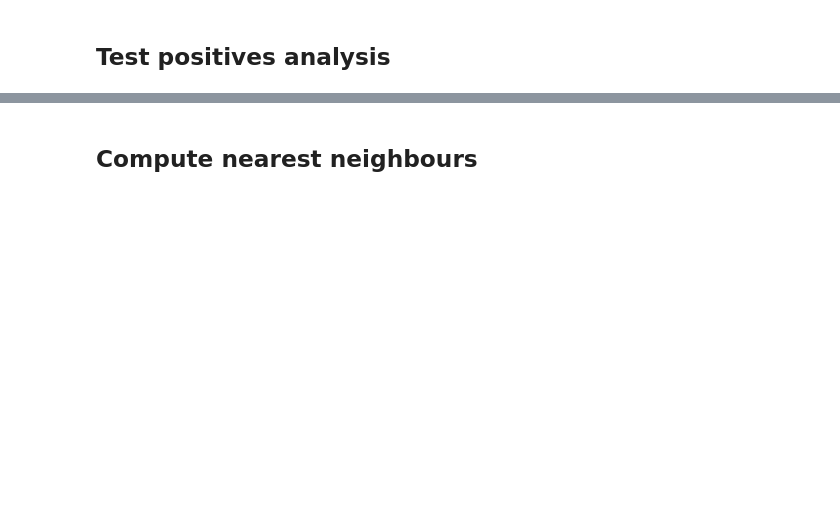
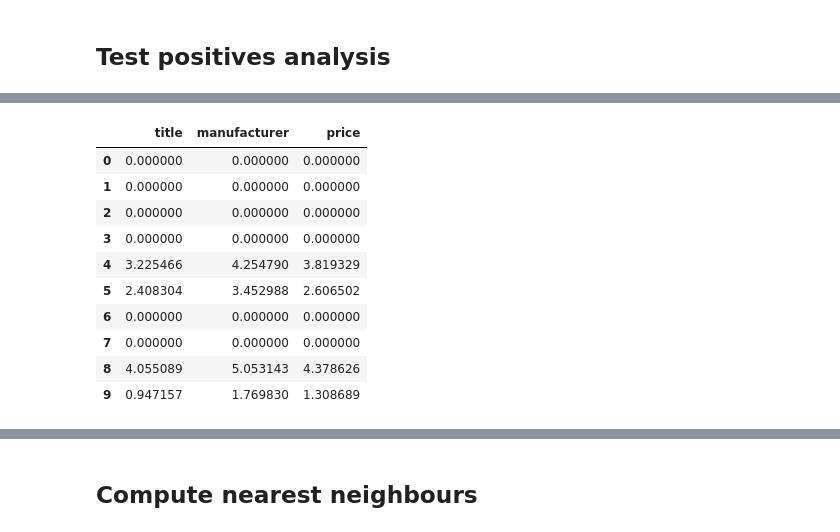
Before and after one commit to vincenzomartello/deepmatcher-experiments, a Jupyter notebook: notebooks/Amazon-Google/computeRi.ipynb, the cells around one changed output, grey strips where cells are left out. Cells and saved outputs as stored; diff of their text form; code cells hidden in the pictures; blank space fills up the shorter version.

```diff
--- a/notebooks/Amazon-Google/computeRi.ipynb
+++ b/notebooks/Amazon-Google/computeRi.ipynb
@@ -101,8 +124,8 @@ ri_sum_negatives.plot.bar()
 # %%
 current_sample = 0
 #each column of this matrix is related to a specific attribute
-positives_ri_matrix = []
-for batch in test_positive_classifier_inputs:
+positives_ri = []
+for batch in positives:
     for sample_index in range(len(batch)):
         print('Processing sample number {}'.format(current_sample))
         current_sample_ris = list(map(lambda att: find_smallest_variation_to_change(model.classifier,
@@ -112,5 +135,5 @@ for batch in test_positive_classifier_inputs:
                                                                                     vector_index=sample_index,
                                                                                     attributes=[attributes.index(att)]
                                                                                     ,class_to_reach=0),attributes))
-        positives_ri_matrix.append(current_sample_ris)
+        positives_ri.append(current_sample_ris)
         current_sample+=1
@@ -117,4 +158,18 @@ for batch in test_positive_classifier_inputs:
 # %%
 ri_norms_positives = []
-for ri_list in positives_ri_matrix:
+for ri_list in positives_ri:
     ri_norms_positives.append(list(map(lambda x:torch.norm(x).data[0],ri_list)))
+positives_variation_df = pd.DataFrame(data= ri_norms_positives,columns=attributes)
+positives_variation_df.head(10)
+# %% [output]
+|  | title | manufacturer | price |
+| 0 | 0.000000 | 0.000000 | 0.000000 |
+| 1 | 0.000000 | 0.000000 | 0.000000 |
+| 2 | 0.000000 | 0.000000 | 0.000000 |
+| 3 | 0.000000 | 0.000000 | 0.000000 |
+| 4 | 3.225466 | 4.254790 | 3.819329 |
+| 5 | 2.408304 | 3.452988 | 2.606502 |
+| 6 | 0.000000 | 0.000000 | 0.000000 |
+| 7 | 0.000000 | 0.000000 | 0.000000 |
+| 8 | 4.055089 | 5.053143 | 4.378626 |
+| 9 | 0.947157 | 1.769830 | 1.308689 |
```
Also changed, not shown: parts of 28 cells of this notebook, 22 other files.
